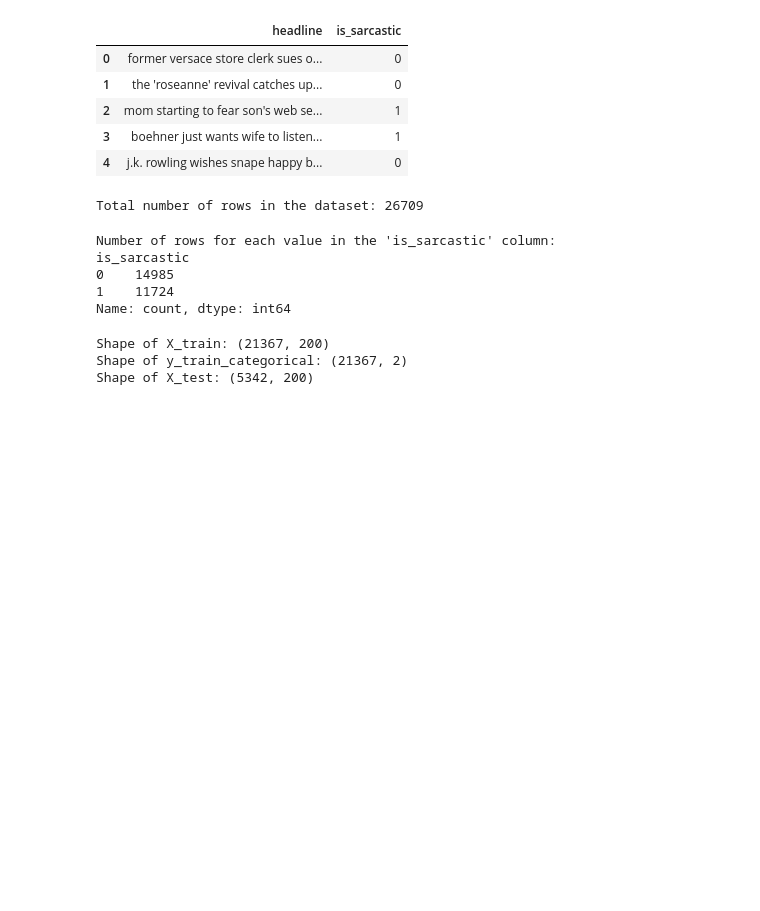
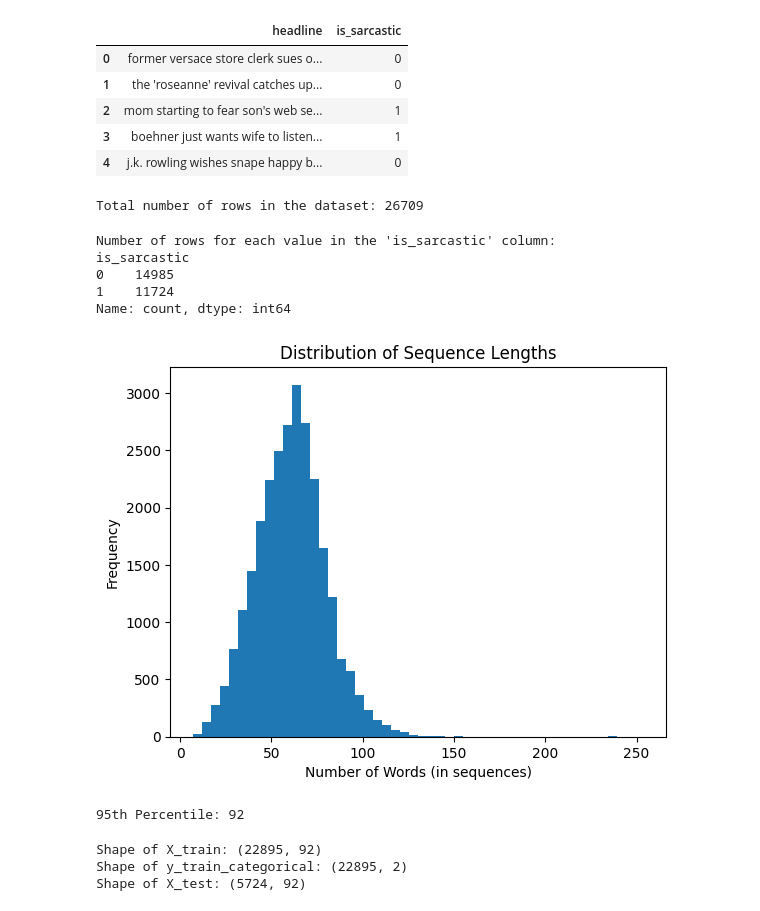
Before and after one commit to Smccb/4th-year-solo-project, a Jupyter notebook: Sarcasum_test.ipynb, the cells around one changed output. Cells and saved outputs as stored; diff of their text form; code cells hidden in the pictures; blank space fills up the shorter version.

Commit message:
updated sarcasm model

```diff
--- a/Sarcasum_test.ipynb
+++ b/Sarcasum_test.ipynb
@@ -60,6 +62,30 @@ is_sarcastic
 0    14985
 1    11724
 Name: count, dtype: int64
+# %%
+import matplotlib.pyplot as plt
+
+text_data = dataset['headline']
+
+# Calculate sentence lengths
+sentence_lengths = [len(sequence) for sequence in text_data]
+
+# Plot histogram
+plt.hist(sentence_lengths, bins=50)
+plt.title('Distribution of Sequence Lengths')
+plt.xlabel('Number of Words (in sequences)')
+plt.ylabel('Frequency')
+plt.show()
+# %% [output]
+[figure, added]
+# %%
+import numpy as np
+
+# Calculate the 95th percentile
+max_length_percentile = int(np.percentile(sentence_lengths, 95))
+print(f"95th Percentile: {max_length_percentile}")
+# %% [output]
+95th Percentile: 92
 # %%
 import pandas as pd
 from sklearn.model_selection import train_test_split
@@ -68,13 +94,13 @@ from keras.preprocessing.sequence import pad_sequences
 from keras.utils import to_categorical
 
 # Read the dataset
-dataset = pd.read_json("Sarcasm_Headlines_Dataset.json", lines=True)
+dataset = pd.read_json("Sarcasm_Headlines_Dataset_v2.json", lines=True)
 
 # Split the dataset into training and testing sets
 X_train, X_test, y_train, y_test = train_test_split(dataset['headline'], dataset['is_sarcastic'], test_size=0.2, random_state=42)
 
 # Tokenize and vectorize the training text data using Tokenizer and pad_sequences
-max_length = 200
+max_length = 92
 tokenizer = Tokenizer()
 tokenizer.fit_on_texts(X_train)
 X_train = tokenizer.texts_to_sequences(X_train)
@@ -93,9 +119,9 @@ X_test = pad_sequences(X_test, maxlen=max_length)
 # Display the shape of X_test
 print("Shape of X_test:", X_test.shape)
 # %% [output]
-Shape of X_train: (21367, 200)
-Shape of y_train_categorical: (21367, 2)
-Shape of X_test: (5342, 200)
+Shape of X_train: (22895, 92)
+Shape of y_train_categorical: (22895, 2)
+Shape of X_test: (5724, 92)
 # %%
 from keras.models import Sequential
 from keras.layers import Embedding, LSTM, Dense
```
Also changed, not shown: parts of 5 cells of this notebook.
